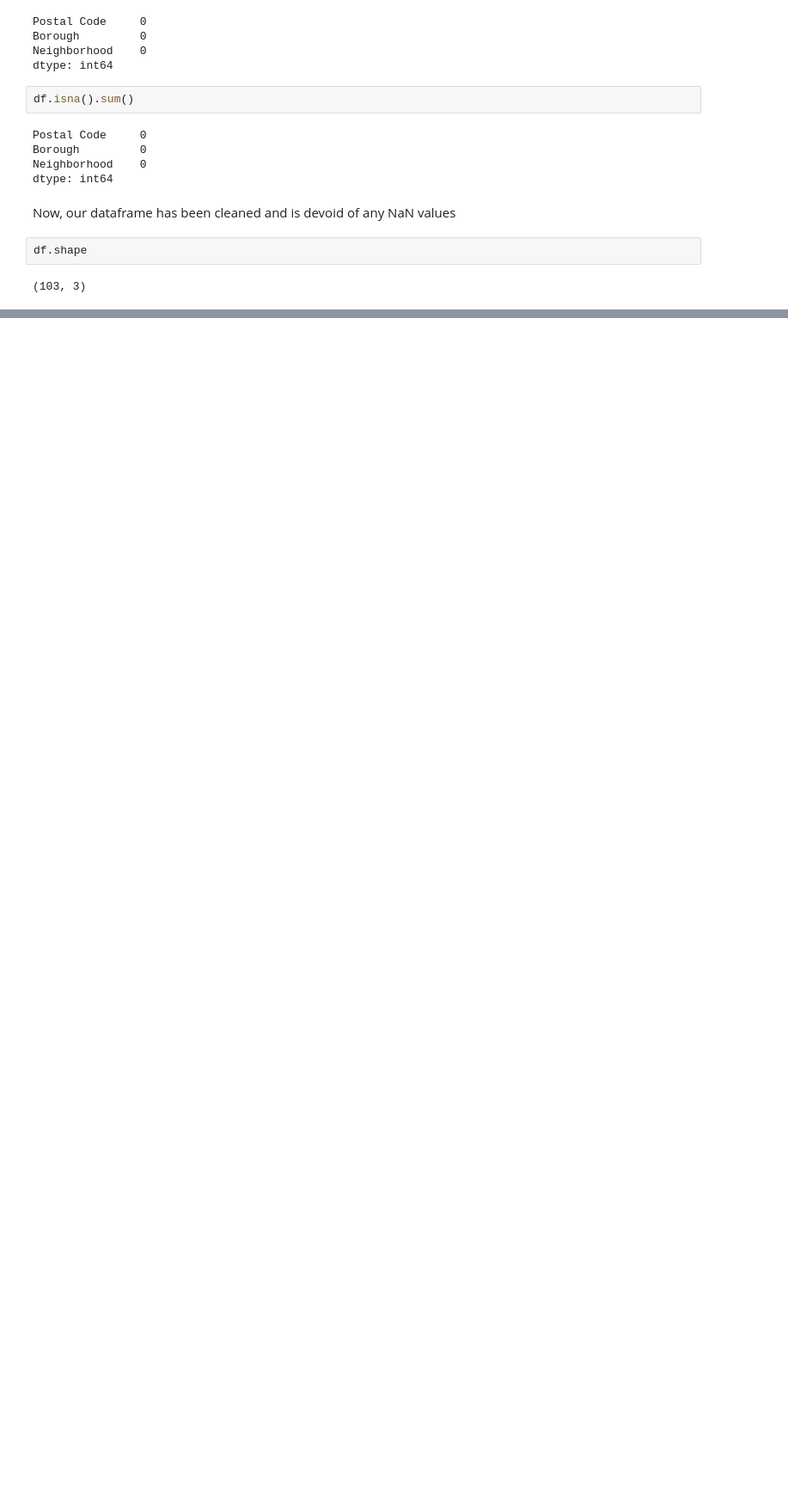
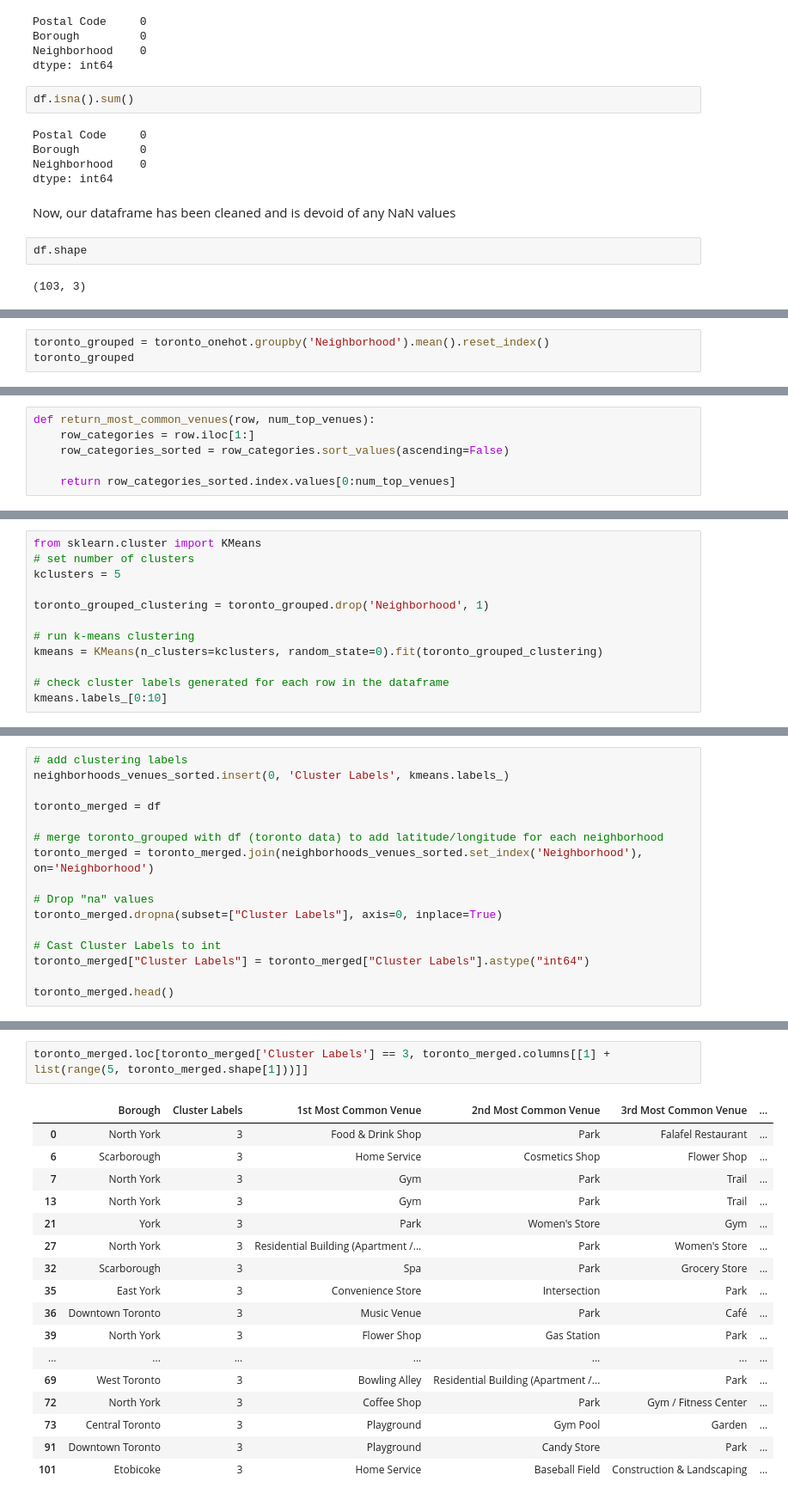
Before and after one commit to Sachin-Shankel/Coursera_Capstone, a Jupyter notebook: Capstone Project - Toronto Neighborhood Analysis.ipynb, the cells around one changed output, grey strips where cells are left out. Shown at 86% size. Saved outputs shown, nothing was run; the diff lists cells and outputs as text; blank space fills up the shorter version.

```diff
--- a/Capstone Project - Toronto Neighborhood Analysis.ipynb
+++ b/Capstone Project - Toronto Neighborhood Analysis.ipynb
@@ -88,0 +342,3 @@ df.shape
+# %%
+toronto_grouped = toronto_onehot.groupby('Neighborhood').mean().reset_index()
+toronto_grouped
@@ -88,0 +359,6 @@ df.shape
+# %%
+def return_most_common_venues(row, num_top_venues):
+    row_categories = row.iloc[1:]
+    row_categories_sorted = row_categories.sort_values(ascending=False)
+
+    return row_categories_sorted.index.values[0:num_top_venues]
@@ -88,0 +395,12 @@ df.shape
+# %%
+from sklearn.cluster import KMeans
+# set number of clusters
+kclusters = 5
+
+toronto_grouped_clustering = toronto_grouped.drop('Neighborhood', 1)
+
+# run k-means clustering
+kmeans = KMeans(n_clusters=kclusters, random_state=0).fit(toronto_grouped_clustering)
+
+# check cluster labels generated for each row in the dataframe
+kmeans.labels_[0:10]
@@ -88,0 +409,16 @@ df.shape
+# %%
+# add clustering labels
+neighborhoods_venues_sorted.insert(0, 'Cluster Labels', kmeans.labels_)
+
+toronto_merged = df
+
+# merge toronto_grouped with df (toronto data) to add latitude/longitude for each neighborhood
+toronto_merged = toronto_merged.join(neighborhoods_venues_sorted.set_index('Neighborhood'), on='Neighborhood')
+
+# Drop "na" values
+toronto_merged.dropna(subset=["Cluster Labels"], axis=0, inplace=True)
+
+# Cast Cluster Labels to int
+toronto_merged["Cluster Labels"] = toronto_merged["Cluster Labels"].astype("int64")
+
+toronto_merged.head()
@@ -88,0 +499,20 @@ df.shape
+# %%
+toronto_merged.loc[toronto_merged['Cluster Labels'] == 3, toronto_merged.columns[[1] + list(range(5, toronto_merged.shape[1]))]]
+# %% [output]
+|  | Borough | Cluster Labels | 1st Most Common Venue | 2nd Most Common Venue | 3rd Most Common Venue | ... |
+| 0 | North York | 3 | Food & Drink Shop | Park | Falafel Restaurant | ... |
+| 6 | Scarborough | 3 | Home Service | Cosmetics Shop | Flower Shop | ... |
+| 7 | North York | 3 | Gym | Park | Trail | ... |
+| 13 | North York | 3 | Gym | Park | Trail | ... |
+| 21 | York | 3 | Park | Women's Store | Gym | ... |
+| 27 | North York | 3 | Residential Building (Apartment /... | Park | Women's Store | ... |
+| 32 | Scarborough | 3 | Spa | Park | Grocery Store | ... |
+| 35 | East York | 3 | Convenience Store | Intersection | Park | ... |
+| 36 | Downtown Toronto | 3 | Music Venue | Park | Café | ... |
+| 39 | North York | 3 | Flower Shop | Gas Station | Park | ... |
+| ... | ... | ... | ... | ... | ... | ... |
+| 69 | West Toronto | 3 | Bowling Alley | Residential Building (Apartment /... | Park | ... |
+| 72 | North York | 3 | Coffee Shop | Park | Gym / Fitness Center | ... |
+| 73 | Central Toronto | 3 | Playground | Gym Pool | Garden | ... |
+| 91 | Downtown Toronto | 3 | Playground | Candy Store | Park | ... |
+| 101 | Etobicoke | 3 | Home Service | Baseball Field | Construction & Landscaping | ... |
```
Also changed, not shown: parts of 39 cells of this notebook.
